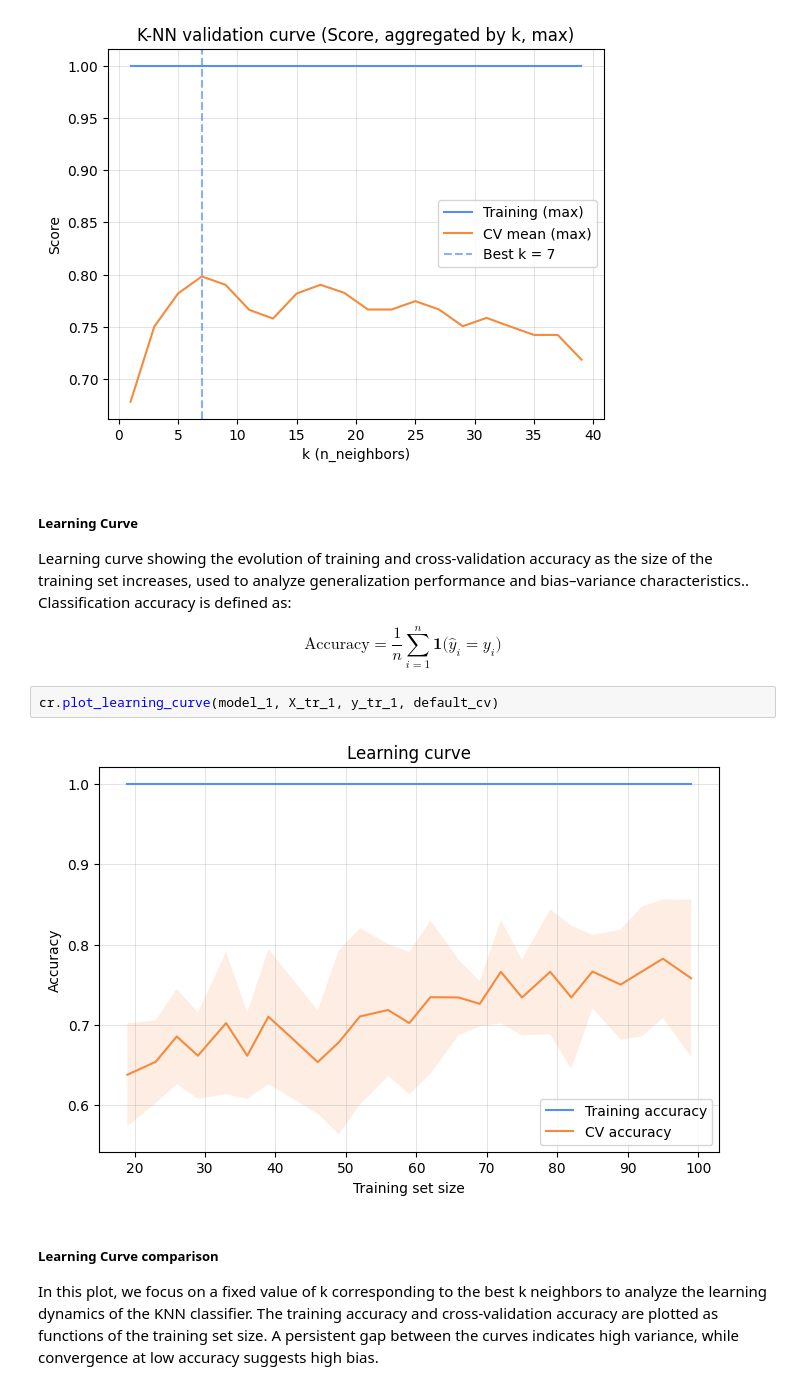
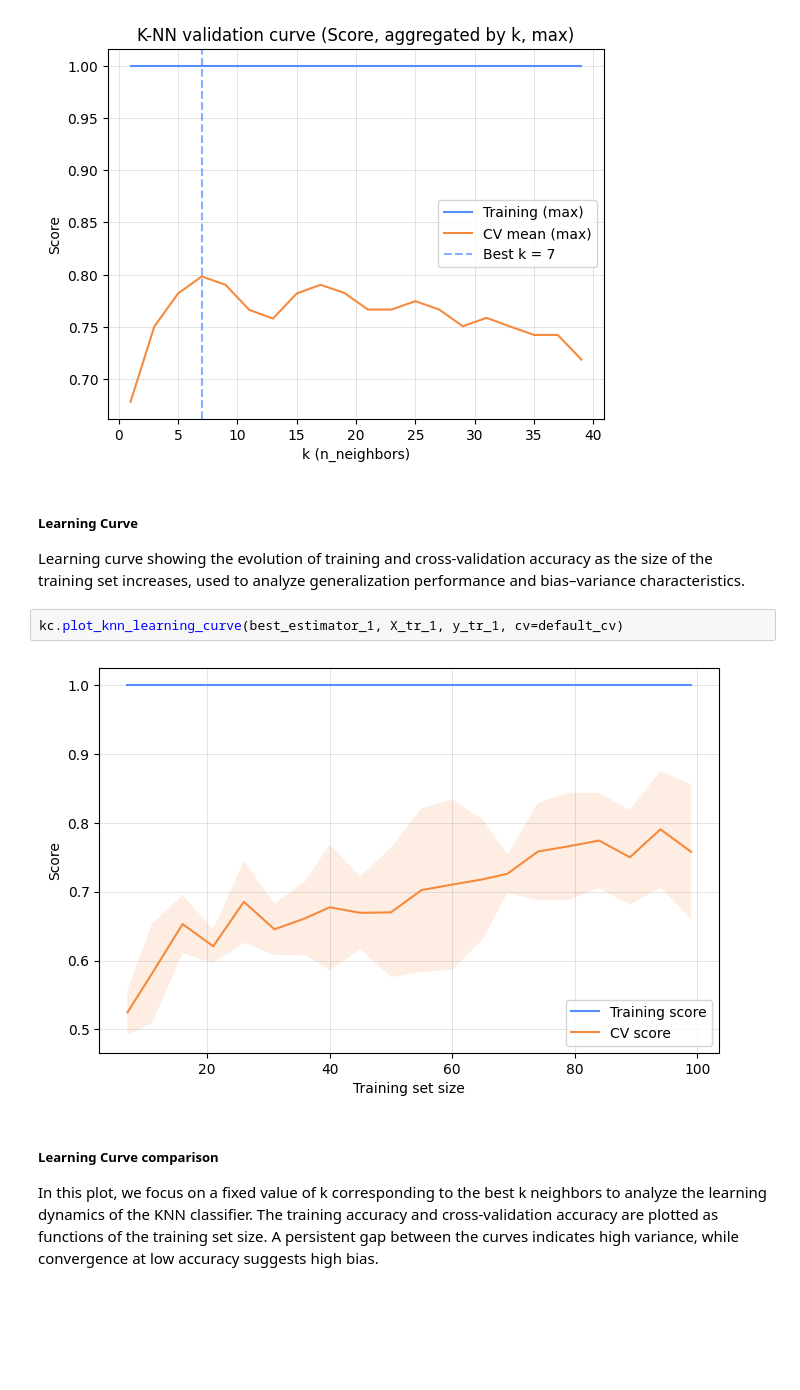
Before and after one commit to Borbico/Machine_Learning_Melaccio, a Jupyter notebook: notebooks/monk_KNN.ipynb, the cells around one changed output. Drawn from its saved outputs; the diff is of its cells as text; blank space fills up the shorter version.

```diff
--- a/notebooks/monk_KNN.ipynb
+++ b/notebooks/monk_KNN.ipynb
@@ -103,13 +102,12 @@ kc.plot_knn_validation_curve_from_gs(gs_1)
 [figure]
 # %% [markdown]
 <h5>Learning Curve</h5>
-<p>Learning curve showing the evolution of training and cross-validation accuracy as the size of the training set increases, used to analyze generalization performance and bias–variance characteristics.. Classification accuracy is defined as:
+<p>Learning curve showing the evolution of training and cross-validation accuracy as the size of the training set increases, used to analyze generalization performance and bias–variance characteristics.
 </p>
-$$\text{Accuracy} = \frac{1}{n} \sum_{i=1}^{n} \mathbf{1}\big(\hat{y}_i = y_i\big)$$
-# %%
-cr.plot_learning_curve(model_1, X_tr_1, y_tr_1, default_cv)
-# %% [output]
-[figure, removed]
+# %%
+kc.plot_knn_learning_curve(best_estimator_1, X_tr_1, y_tr_1, cv=default_cv)
+# %% [output]
+[figure, added]
 # %% [markdown]
 <h5>Learning Curve comparison</h5>
 <p>In this plot, we focus on a fixed value of k corresponding to the best k neighbors to analyze the learning dynamics of the KNN classifier. The training accuracy and cross-validation accuracy are plotted as functions of the training set size.
```
Also changed, not shown: parts of 10 cells of this notebook, 14 other files.
